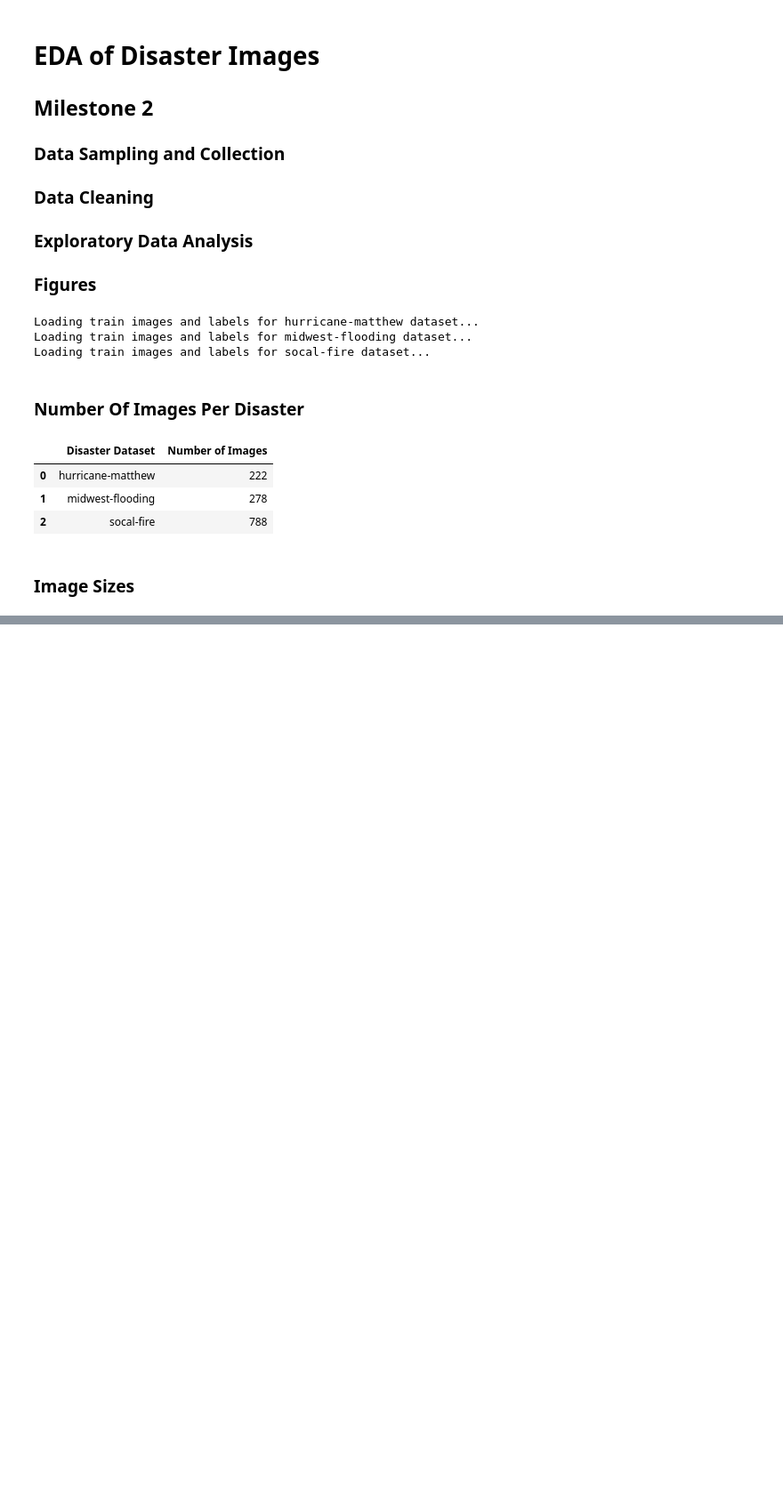
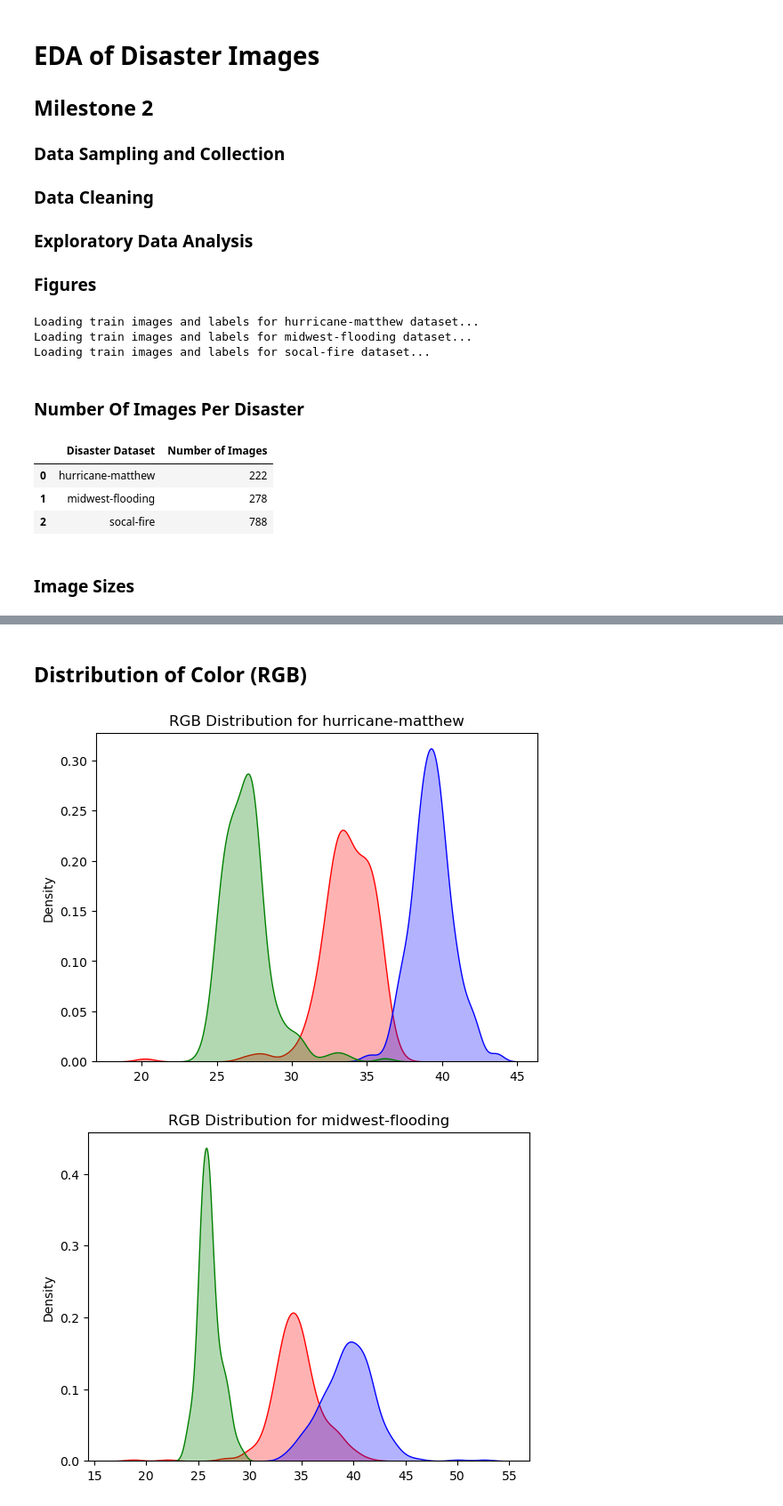
Before and after one commit to lilyhirano/Disaster-Visualization, a Jupyter notebook: EDA.ipynb, the cells around one changed output, grey strips where cells are left out. Shown at 89% size. Drawn from its saved outputs; the diff is of its cells as text; code cells hidden in the pictures; blank space fills up the shorter version.

```diff
--- a/EDA.ipynb
+++ b/EDA.ipynb
@@ -74,0 +91,32 @@ plt.show()
+# %% [markdown]
+## Distribution of Color (RGB)
+# %%
+def extract_RGB_percentage(image):
+    # Extract color channel
+    pixels = np.array(image)
+    r = pixels[:, :, 0].astype(np.float32)
+    g = pixels[:, :, 1].astype(np.float32)
+    b = pixels[:, :, 2].astype(np.float32)
+
+    # Sum of all RGB values
+    total = r.sum() + g.sum() + b.sum()
+
+    # Calculate percentages
+    r_percent = (r.sum() / total) * 100
+    g_percent = (g.sum() / total) * 100
+    b_percent = (b.sum() / total) * 100
+    return r_percent, g_percent, b_percent
+# %%
+for d in disaster_list:
+    rgb_percentage = [extract_RGB_percentage(img) for img in data[d]['images']]
+    rgb_df = pd.DataFrame(rgb_percentage)
+    rgb_df.columns = ['red', 'blue', 'green']
+    plt.figure()
+    sns.kdeplot(rgb_df, x='red', fill=True, alpha=0.3, color='red')
+    sns.kdeplot(rgb_df, x='blue', fill=True, alpha=0.3, color='blue')
+    sns.kdeplot(rgb_df, x='green', fill=True, alpha=0.3, color='green')
+    plt.title(f'RGB Distribution for {d}')
+    plt.xlabel('')
+# %% [output]
+[figure, added]
+[figure, added]
```
Also changed, not shown: parts of 22 cells of this notebook.
